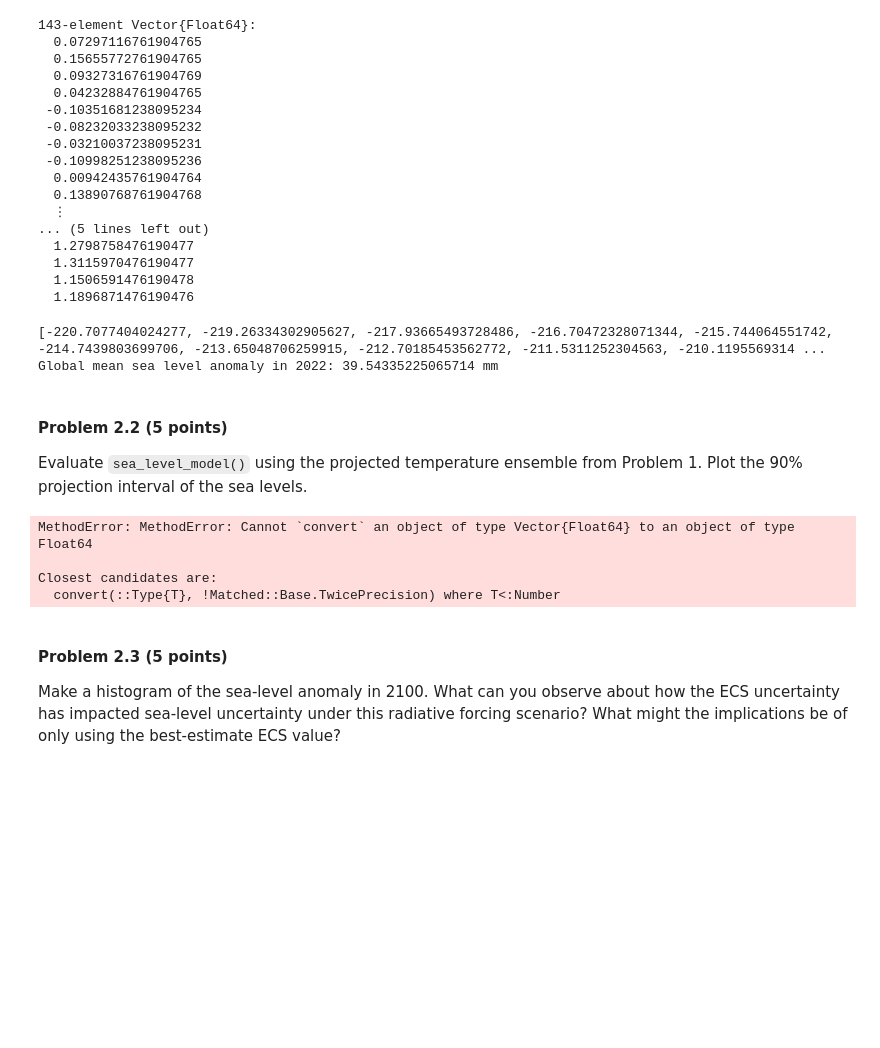
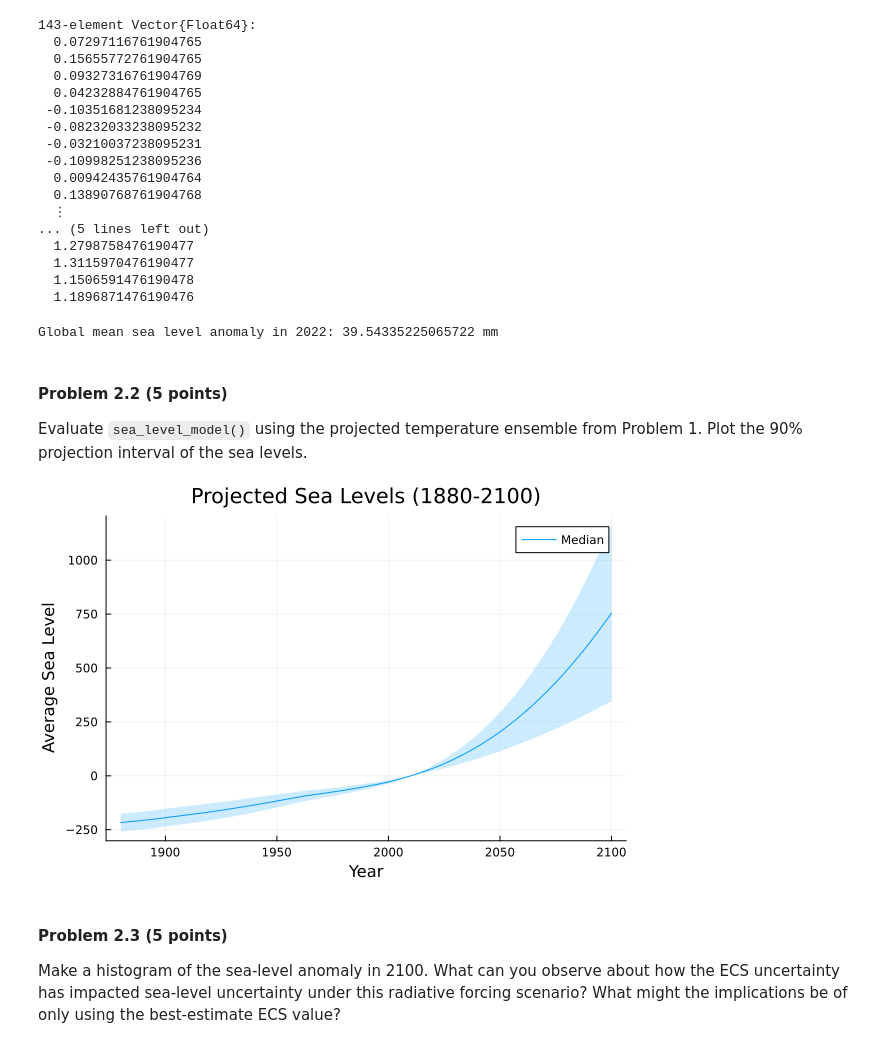
Before and after one commit to BEE4750-FA23/hw3-eb739, a Jupyter notebook: hw03.ipynb, the cells around one changed output. Drawn from its saved outputs; the diff is of its cells as text; code cells hidden in the pictures; blank space fills up the shorter version.

```diff
--- a/hw03.ipynb
+++ b/hw03.ipynb
@@ -260,7 +260,7 @@ anomaly in 2022 (the last year of the dataset) with the parameter values
 above; you should get a value of approximately 40mm.
 # %%
 a = 1.86
-H0 = -223
+H0 = 223
 T0 = -.62
 
 function sea_level_model(a, H0, T0, historical_temps)
@@ -276,14 +276,9 @@ function sea_level_model(a, H0, T0, historical_temps)
         H[i] = H[i-1] + a * (T[i] - T0)
     end
 
-    H_new = zeros(length(T))
-    H_new[1] = H0 - H[end-12]
+    # Normalize sea levels relative to the 2010 sea level
+H .-= H[findfirst(x -> x == 2010, years_to_plot)]
 
-    for j in 2:length(T)
-        H_new[j] = H_new[j-1] + a * (T[j] - T0)
-    end
-
-    return H_new
 end
 # %% [output]
 sea_level_model (generic function with 1 method)
@@ -314,37 +309,35 @@ historical_temps = historical_temp_data[temp_bds[1]:end, 2]
 # %%
 sea_levels = sea_level_model(a, H0, T0, historical_temps)
 sea_level_2022 = sea_levels[end]  # Sea level anomaly in 2022
-println(sea_levels)
 println("Global mean sea level anomaly in 2022: $sea_level_2022 mm")
 # %% [output]
-[-220.7077404024277, -219.26334302905627, -217.93665493728486, -216.70472328071344, -215.744064551742, -214.7439803699706, -213.65048706259915, -212.70185453562772, -211.5311252304563, -210.1195569314 ...
-Global mean sea level anomaly in 2022: 39.54335225065714 mm
+Global mean sea level anomaly in 2022: 39.54335225065722 mm
 # %% [markdown]
 #### Problem 2.2 (5 points)
 
 Evaluate `sea_level_model()` using the projected temperature ensemble
 from Problem 1. Plot the 90% projection interval of the sea levels.
 # %%
-sea_levels_new = zeros(Float64, length(samples), length(years_to_plot))
+# Define the years for which you want to plot the results
+years_to_plot = 1880:2100
 
+# Initialize an array to store sea levels for each sample
+sea_levels_new = zeros(length(samples), length(years_to_plot))
+
+# Loop through the temperature anomalies and calculate sea levels
 for i in 1:length(samples)
-    sea_levels_new[i] = sea_level_model(a, H0, T0, temperature_anomalies[:, i])
+    # Call the energy_balance_model function for each S sample
+    sea_levels_new[i,:] = sea_level_model(a, H0, T0, temperature_anomalies[i,:])
 end
 
-# Calculate the median and 90% quantiles of the temperature anomalies along the specified dimension
-median_2 = median(sea_levels_new, dims=1)[:]
-lower_quantile_2 = [quantile(sea_levels_new[:, i], 0.05) for i in 1:size(sea_levels_new, 2)]
-upper_quantile_2 = [quantile(sea_levels_new[:, i], 0.95) for i in 1:size(sea_levels_new, 2)]
+# Calculate the median and 90% quantiles of the sea level changes along the specified dimension
+median_2 = quantile.(eachcol(sea_levels_new), 0.5)
+lower_quantile_2 = quantile.(eachcol(sea_levels_new), 0.05)
+upper_quantile_2 = quantile.(eachcol(sea_levels_new), 0.95)
 
-plot(years_to_plot, median_2, ribbon=(upper_quantile_2 - lower_quantile_2 - median_2),
-    fillalpha=0.2, label="Median", legend=:topright,
-    xlabel="Year", ylabel="Temperature Changes (°C)",
-    title="Global Mean Temperature Changes (1880-2100)")
+plot(years_to_plot, median_2, ribbon=(upper_quantile_2 - lower_quantile_2), fillalpha=0.2, label="Median", legend=:topright, xlabel="Year", ylabel="Average Sea Level", title="Projected Sea Levels (1880-2100)")
 # %% [output]
-MethodError: MethodError: Cannot `convert` an object of type Vector{Float64} to an object of type Float64
-
-Closest candidates are:
-  convert(::Type{T}, !Matched::Base.TwicePrecision) where T<:Number
+[figure, added]
 # %% [markdown]
 #### Problem 2.3 (5 points)
 
```
Also changed, not shown: parts of 5 cells of this notebook.
